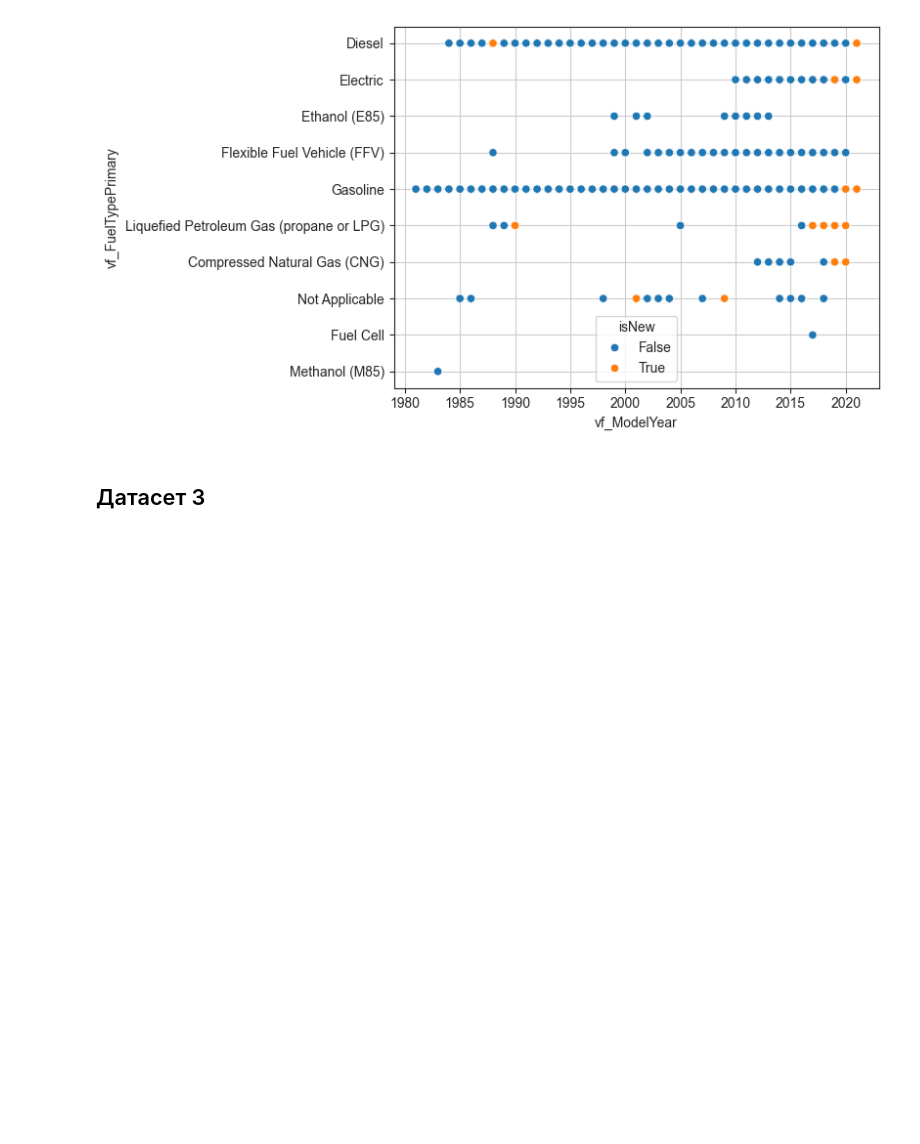
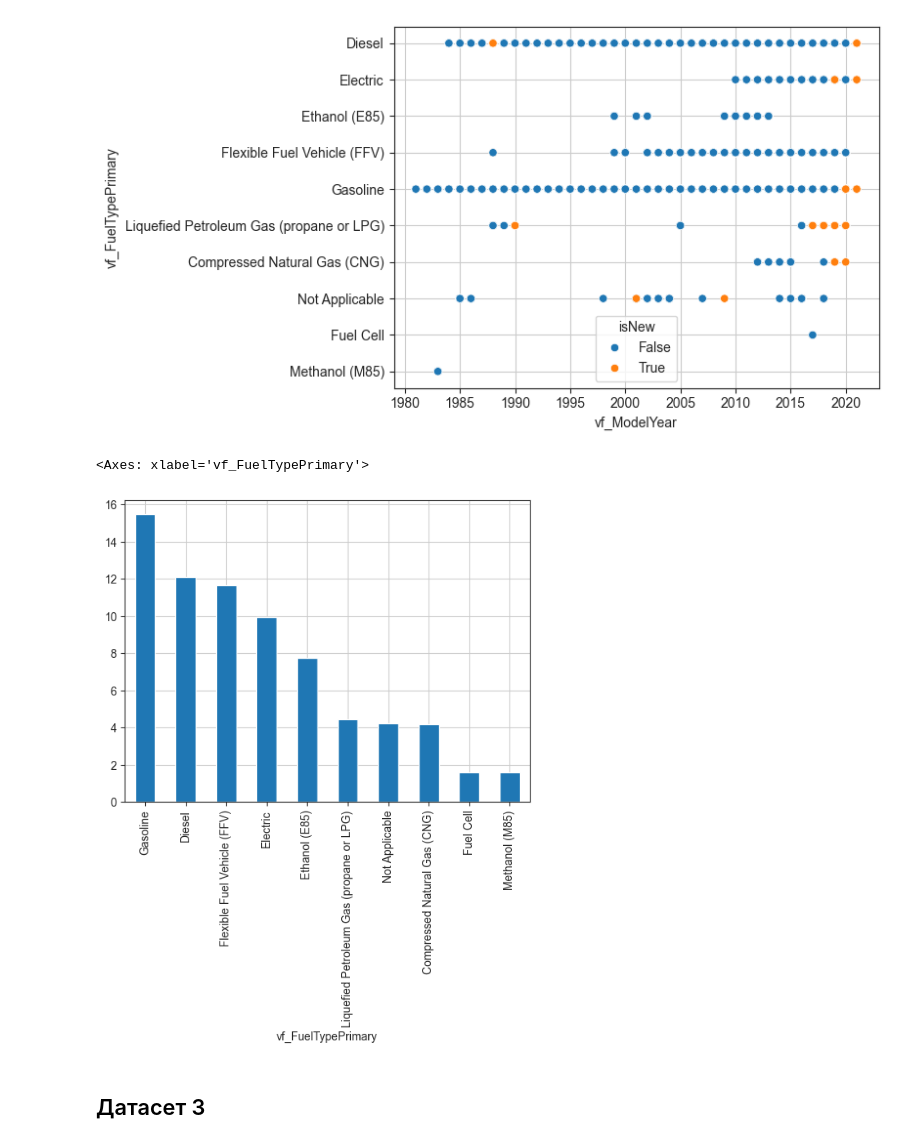
Before and after one commit to Electrotubbie/practice_N6_DE, a Jupyter notebook: plotting.ipynb, the cells around one changed output. Saved outputs shown, nothing was run; the diff lists cells and outputs as text; code cells hidden in the pictures; blank space fills up the shorter version.

```diff
--- a/plotting.ipynb
+++ b/plotting.ipynb
@@ -124,3 +121,10 @@ sns.pairplot(df_2)
+# %%
+# 2.5 сравенение количества топливных систем среди автомобилей
+import math
+df_2['vf_FuelTypePrimary'].value_counts().apply(math.log).plot(kind='bar')
+# %% [output]
+<Axes: xlabel='vf_FuelTypePrimary'>
+[figure, added]
 # %% [markdown]
 ## Датасет 3
 # %%
```
Also changed, not shown: parts of 16 cells of this notebook, 30 other files.
